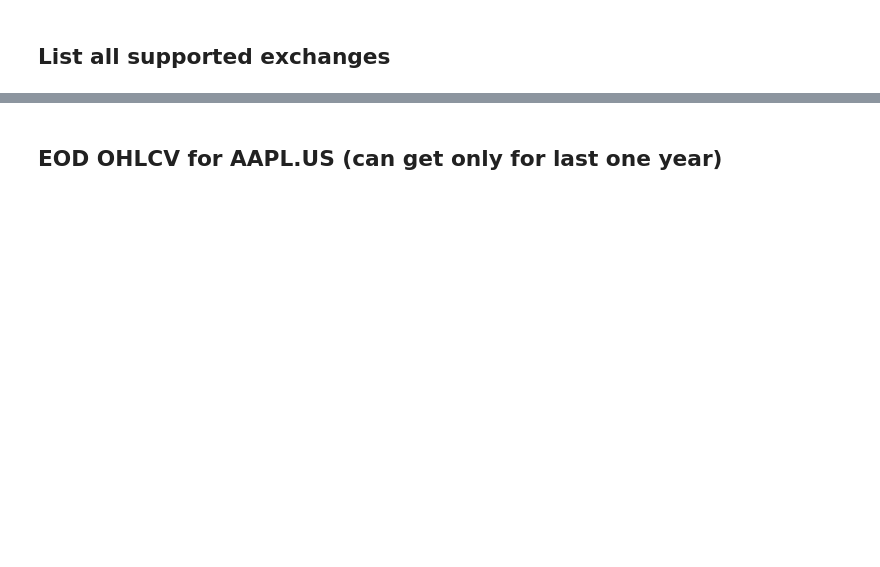
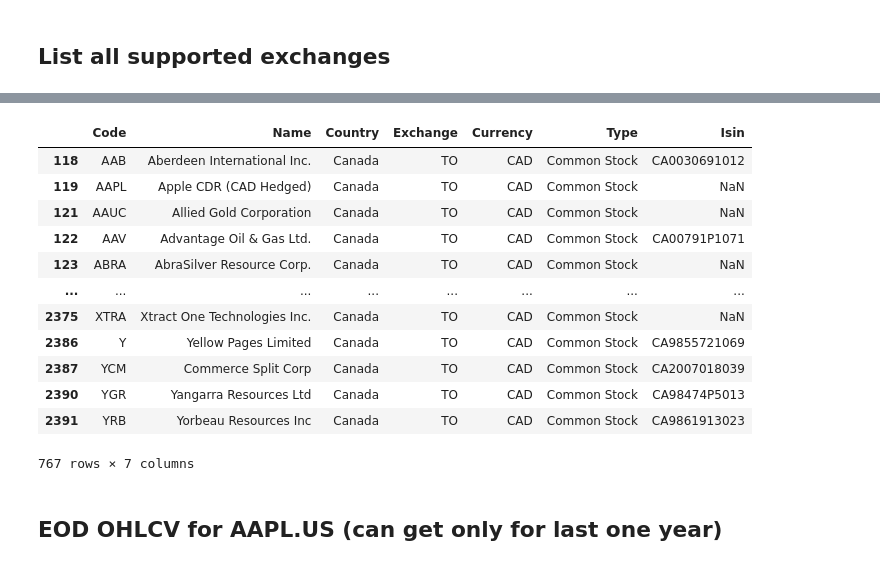
Before and after one commit to chain-08/lens, a Jupyter notebook: notebooks/pipelines/eod_endpoints.ipynb, the cells around one changed output, grey strips where cells are left out. Cells and saved outputs as stored; diff of their text form; code cells hidden in the pictures; blank space fills up the shorter version.

```diff
--- a/notebooks/pipelines/eod_endpoints.ipynb
+++ b/notebooks/pipelines/eod_endpoints.ipynb
@@ -36,3 +113,19 @@ df_tickers.head()
+# %%
+df[df['Type']=='Common Stock']
+# %% [output]
+|  | Code | Name | Country | Exchange | Currency | Type | Isin |
+| 118 | AAB | Aberdeen International Inc. | Canada | TO | CAD | Common Stock | CA0030691012 |
+| 119 | AAPL | Apple CDR (CAD Hedged) | Canada | TO | CAD | Common Stock | NaN |
+| 121 | AAUC | Allied Gold Corporation | Canada | TO | CAD | Common Stock | NaN |
+| 122 | AAV | Advantage Oil & Gas Ltd. | Canada | TO | CAD | Common Stock | CA00791P1071 |
+| 123 | ABRA | AbraSilver Resource Corp. | Canada | TO | CAD | Common Stock | NaN |
+| ... | ... | ... | ... | ... | ... | ... | ... |
+| 2375 | XTRA | Xtract One Technologies Inc. | Canada | TO | CAD | Common Stock | NaN |
+| 2386 | Y | Yellow Pages Limited | Canada | TO | CAD | Common Stock | CA9855721069 |
+| 2387 | YCM | Commerce Split Corp | Canada | TO | CAD | Common Stock | CA2007018039 |
+| 2390 | YGR | Yangarra Resources Ltd | Canada | TO | CAD | Common Stock | CA98474P5013 |
+| 2391 | YRB | Yorbeau Resources Inc | Canada | TO | CAD | Common Stock | CA9861913023 |
+767 rows × 7 columns
 # %% [markdown]
  ## EOD OHLCV for AAPL.US (can get only for last one year)
 # %%
```
Also changed, not shown: parts of 17 cells of this notebook.
